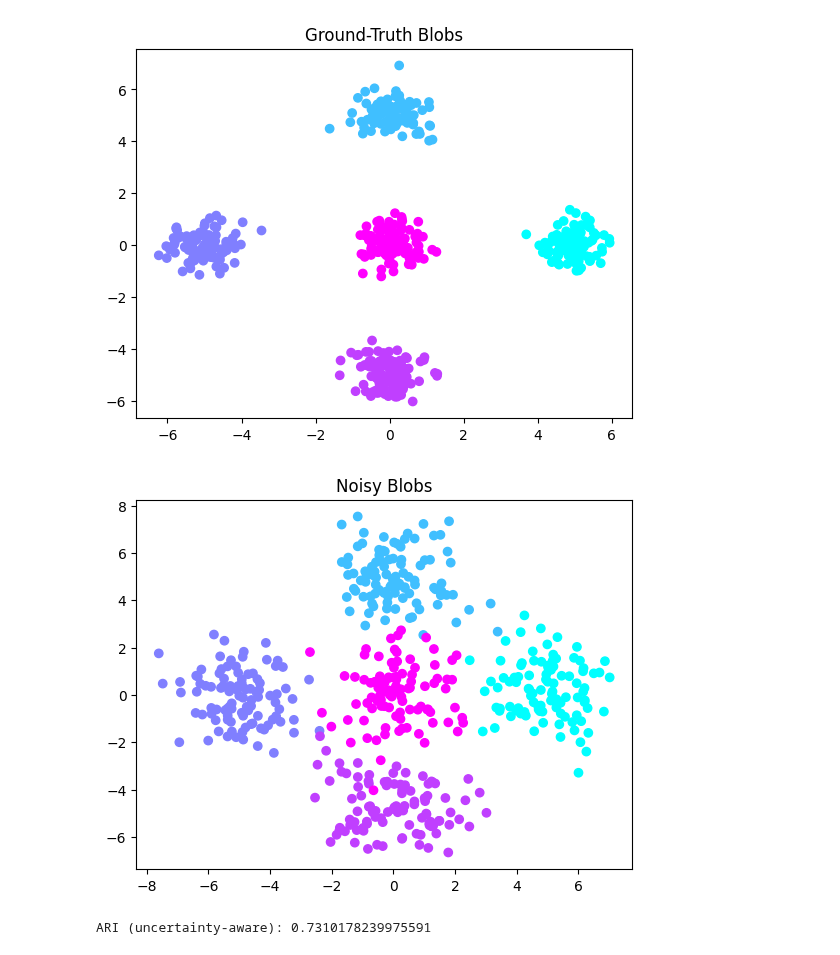
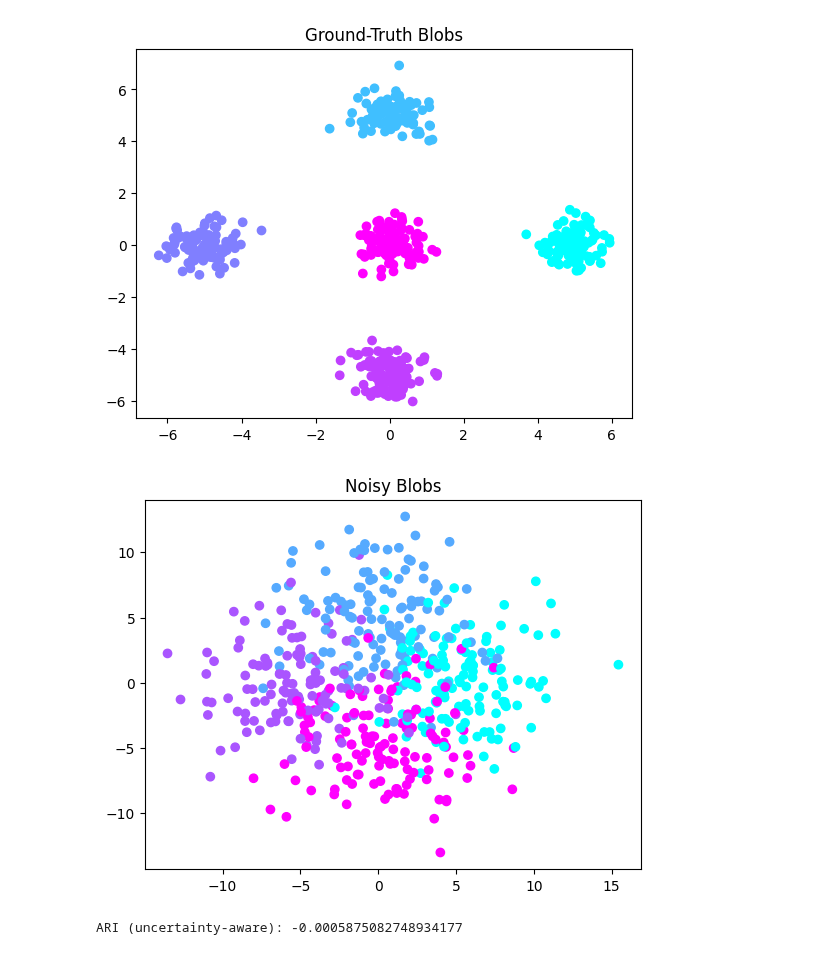
Before and after one commit to RobinB1lo/New-HDBSCAN, a Jupyter notebook: trials/fast_hdbscan.ipynb, the cells around one changed output. Cells and saved outputs as stored; diff of their text form; code cells hidden in the pictures.

```diff
--- a/trials/fast_hdbscan.ipynb
+++ b/trials/fast_hdbscan.ipynb
@@ -19,16 +19,16 @@ plt.show()
 # %%
 from fast_hdbscan import HDBSCAN
 from sklearn.metrics import adjusted_rand_score
 import numpy as np
 
-std = 1.0
+std = 3.0
 X_obs = X + np.random.normal(scale=std, size=X.shape)
 
 plt.scatter(X_obs[:,0], X_obs[:,1], c=true_labels, cmap="cool")
 plt.title("Noisy Blobs")
 plt.show()
 # %% [output]
-[figure, old version]
+[figure, new version]
 # %%
 k = 5
 
@@ -42,4 +42,4 @@ pred_labels = clusterer.fit_predict(X_obs)
 ari = adjusted_rand_score(labels_true=true_labels, labels_pred=pred_labels)
 print("ARI (uncertainty-aware):", ari)
 # %% [output]
-ARI (uncertainty-aware): 0.7310178239975591
+ARI (uncertainty-aware): -0.0005875082748934177
```
Also changed, not shown: 3 other files.
